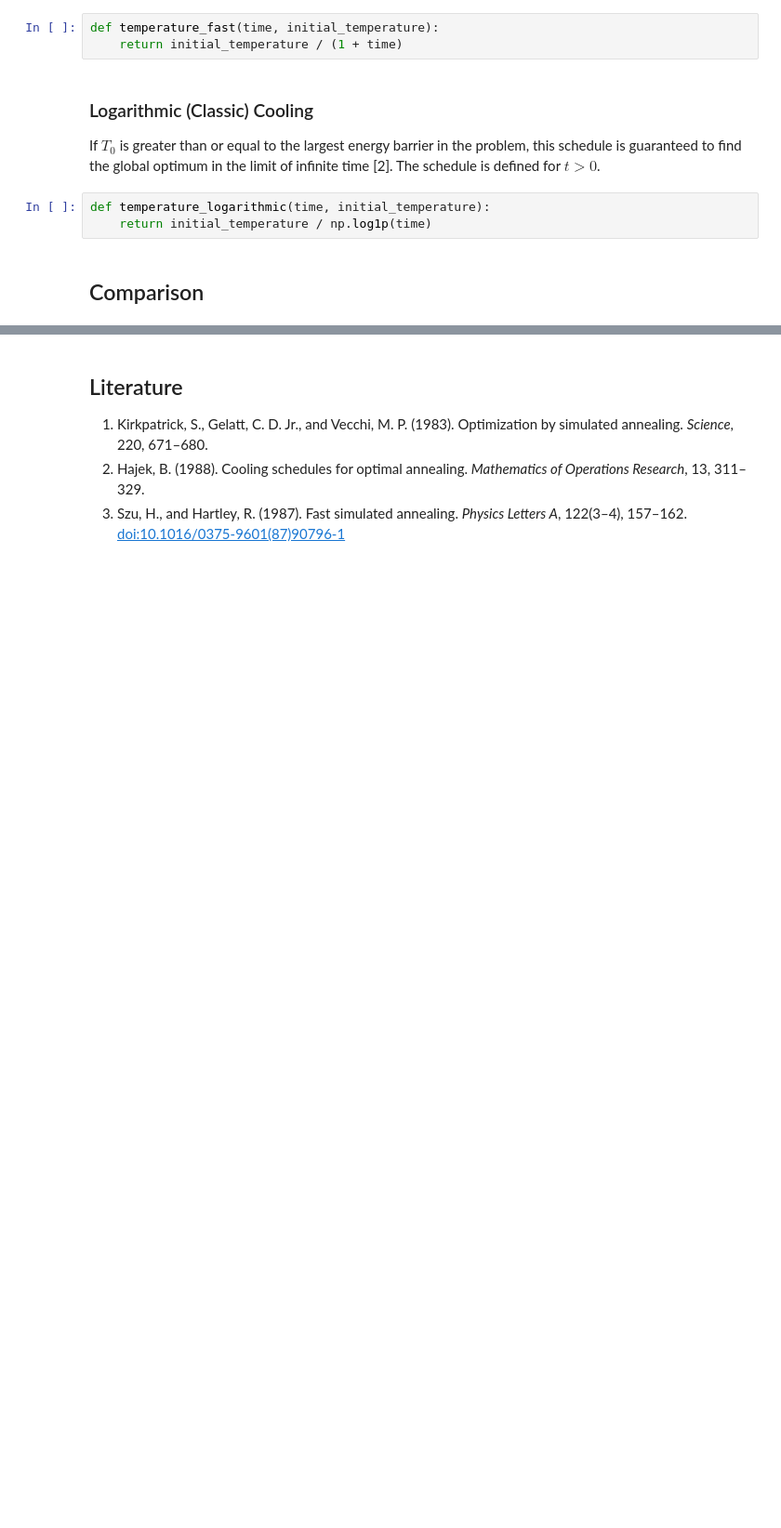
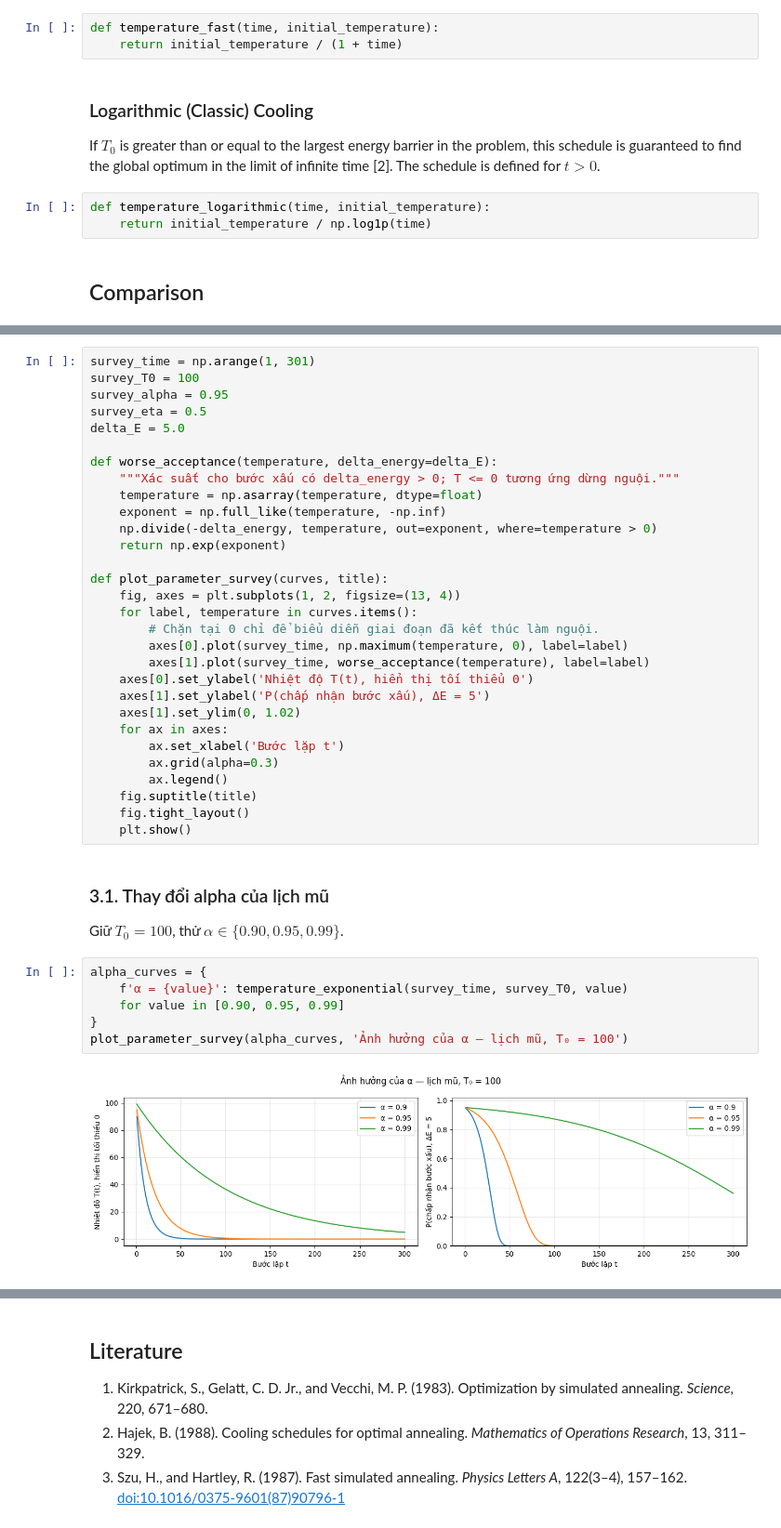
Before and after one commit to doduyquy/sgu-team-2026-advanced-ai-subject, a Jupyter notebook: weekly assignments/lab03 - local search/Simulated_Annealing_Schedules.ipynb, the cells around one changed output, grey strips where cells are left out. Shown at 93% size. Drawn from its saved outputs; the diff is of its cells as text; blank space fills up the shorter version.

```diff
--- a/weekly assignments/lab03 - local search/Simulated_Annealing_Schedules.ipynb
+++ b/weekly assignments/lab03 - local search/Simulated_Annealing_Schedules.ipynb
@@ -65,0 +120,42 @@ plt.show()
+# %%
+survey_time = np.arange(1, 301)
+survey_T0 = 100
+survey_alpha = 0.95
+survey_eta = 0.5
+delta_E = 5.0
+
+def worse_acceptance(temperature, delta_energy=delta_E):
+    """Xác suất cho bước xấu có delta_energy > 0; T <= 0 tương ứng dừng nguội."""
+    temperature = np.asarray(temperature, dtype=float)
+    exponent = np.full_like(temperature, -np.inf)
+    np.divide(-delta_energy, temperature, out=exponent, where=temperature > 0)
+    return np.exp(exponent)
+
+def plot_parameter_survey(curves, title):
+    fig, axes = plt.subplots(1, 2, figsize=(13, 4))
+    for label, temperature in curves.items():
+        # Chặn tại 0 chỉ để biểu diễn giai đoạn đã kết thúc làm nguội.
+        axes[0].plot(survey_time, np.maximum(temperature, 0), label=label)
+        axes[1].plot(survey_time, worse_acceptance(temperature), label=label)
+    axes[0].set_ylabel('Nhiệt độ T(t), hiển thị tối thiểu 0')
+    axes[1].set_ylabel('P(chấp nhận bước xấu), ΔE = 5')
+    axes[1].set_ylim(0, 1.02)
+    for ax in axes:
+        ax.set_xlabel('Bước lặp t')
+        ax.grid(alpha=0.3)
+        ax.legend()
+    fig.suptitle(title)
+    fig.tight_layout()
+    plt.show()
+# %% [markdown]
+### 3.1. Thay đổi alpha của lịch mũ
+
+Giữ $T_0=100$, thử $\alpha\in\{0.90,0.95,0.99\}$.
+# %%
+alpha_curves = {
+    f'α = {value}': temperature_exponential(survey_time, survey_T0, value)
+    for value in [0.90, 0.95, 0.99]
+}
+plot_parameter_survey(alpha_curves, 'Ảnh hưởng của α — lịch mũ, T₀ = 100')
+# %% [output]
+[figure, added]
```
Also changed, not shown: parts of 21 cells of this notebook, 2 other files.
